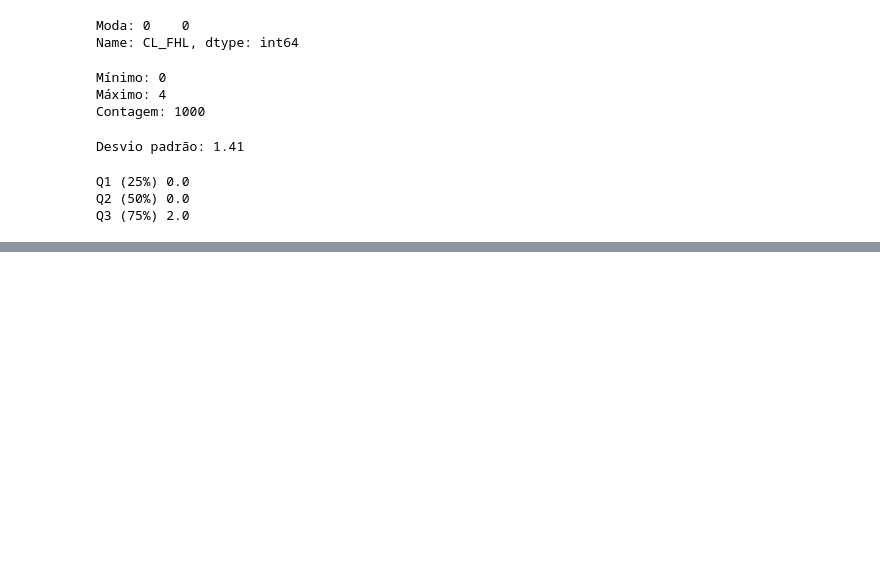
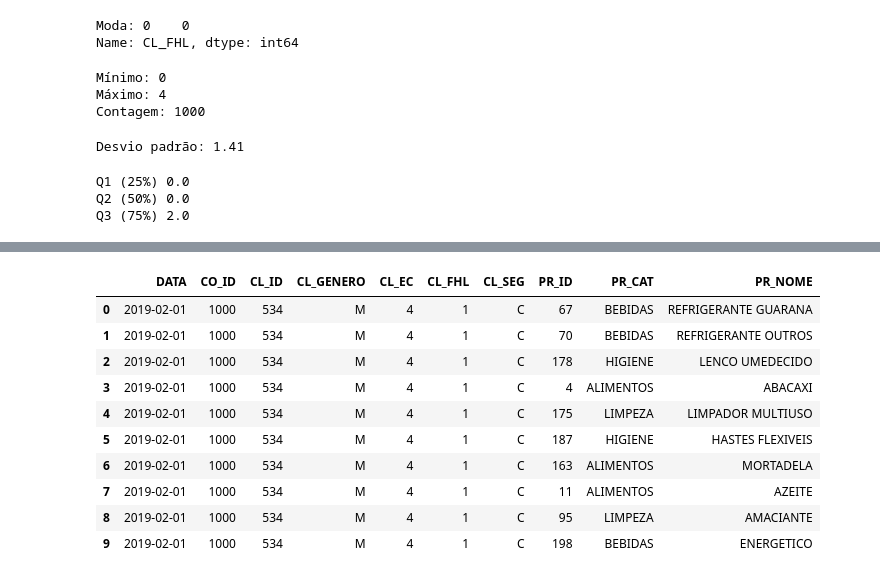
Before and after one commit to brunahariadni/Miniprojeto_Bruna_Analise_de_Dados_T6, a Jupyter notebook: Miniprojeto_Bruna_Analise_de_Dados_T6.ipynb, the cells around one changed output, grey strips where cells are left out. Drawn from its saved outputs; the diff is of its cells as text; code cells hidden in the pictures; blank space fills up the shorter version.

Commit message:
Identificadores e registros de compras

```diff
--- a/Miniprojeto_Bruna_Analise_de_Dados_T6.ipynb
+++ b/Miniprojeto_Bruna_Analise_de_Dados_T6.ipynb
@@ -309,0 +337,16 @@ Q3 (75%) 2.0
+# %%
+# Visualiza os registros associados a uma compra específica
+
+df[df["CO_ID"] == 1000].head(10)
+# %% [output]
+|  | DATA | CO_ID | CL_ID | CL_GENERO | CL_EC | CL_FHL | CL_SEG | PR_ID | PR_CAT | PR_NOME |
+| 0 | 2019-02-01 | 1000 | 534 | M | 4 | 1 | C | 67 | BEBIDAS | REFRIGERANTE GUARANA |
+| 1 | 2019-02-01 | 1000 | 534 | M | 4 | 1 | C | 70 | BEBIDAS | REFRIGERANTE OUTROS |
+| 2 | 2019-02-01 | 1000 | 534 | M | 4 | 1 | C | 178 | HIGIENE | LENCO UMEDECIDO |
+| 3 | 2019-02-01 | 1000 | 534 | M | 4 | 1 | C | 4 | ALIMENTOS | ABACAXI |
+| 4 | 2019-02-01 | 1000 | 534 | M | 4 | 1 | C | 175 | LIMPEZA | LIMPADOR MULTIUSO |
+| 5 | 2019-02-01 | 1000 | 534 | M | 4 | 1 | C | 187 | HIGIENE | HASTES FLEXIVEIS |
+| 6 | 2019-02-01 | 1000 | 534 | M | 4 | 1 | C | 163 | ALIMENTOS | MORTADELA |
+| 7 | 2019-02-01 | 1000 | 534 | M | 4 | 1 | C | 11 | ALIMENTOS | AZEITE |
+| 8 | 2019-02-01 | 1000 | 534 | M | 4 | 1 | C | 95 | LIMPEZA | AMACIANTE |
+| 9 | 2019-02-01 | 1000 | 534 | M | 4 | 1 | C | 198 | BEBIDAS | ENERGETICO |
```
Also changed, not shown: parts of 4 cells of this notebook.
